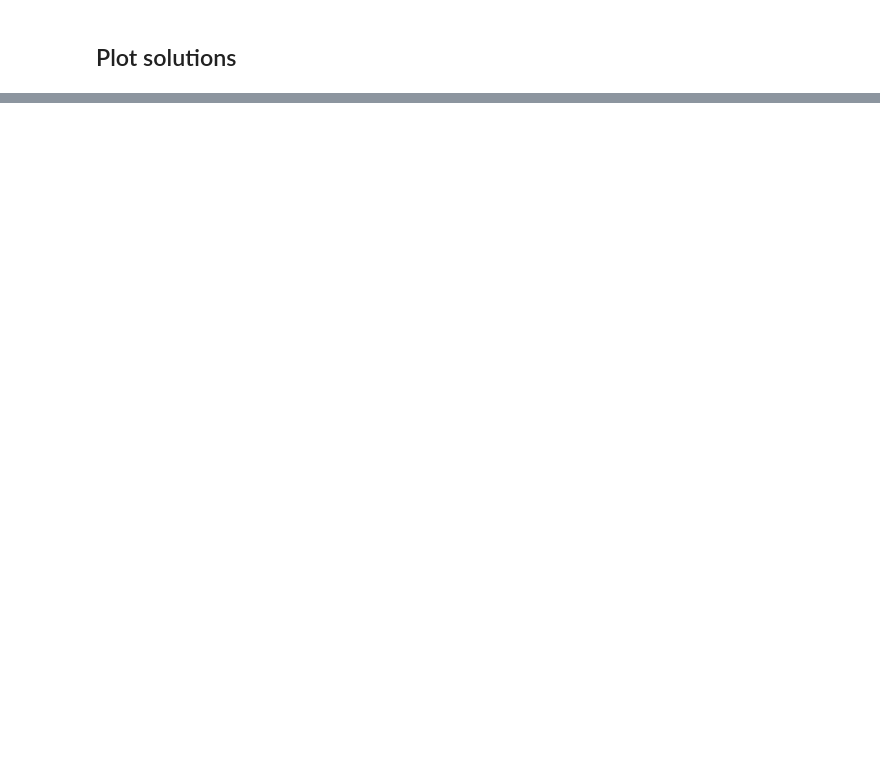
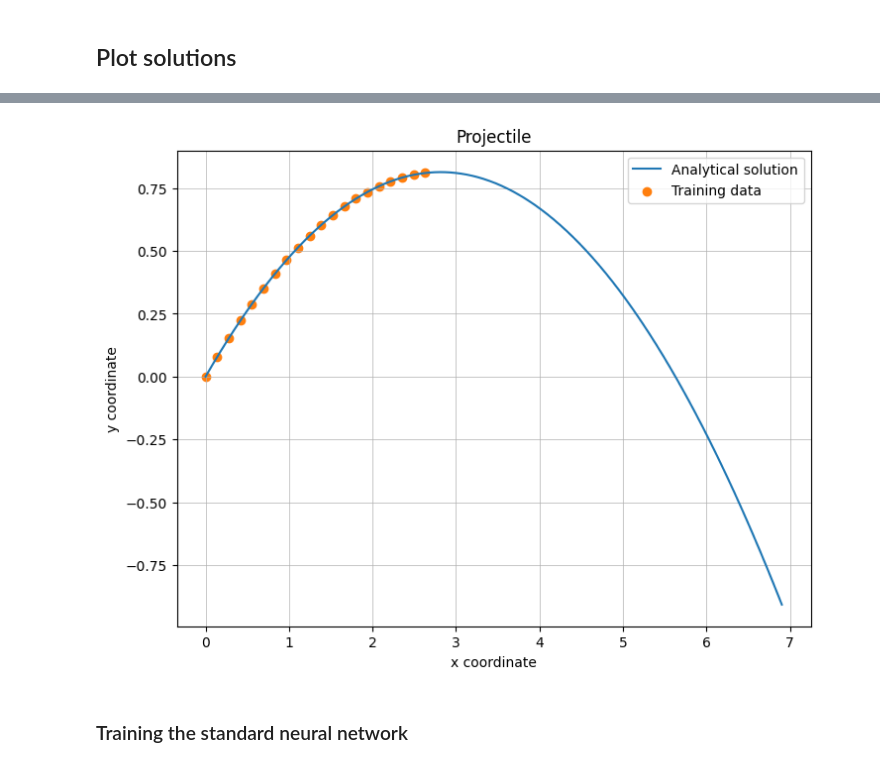
Before and after one commit to Shnrqpdr/physics-informed-neural-network, a Jupyter notebook: projetil/lancamento-projetil.ipynb, the cells around one changed output, grey strips where cells are left out. Saved outputs shown, nothing was run; the diff lists cells and outputs as text; code cells hidden in the pictures; blank space fills up the shorter version.

```diff
--- a/projetil/lancamento-projetil.ipynb
+++ b/projetil/lancamento-projetil.ipynb
@@ -146,0 +168,9 @@ plotResult(x, y, [], [], 'Analytical solution', 'Training data', 'Projectile', '
+# %%
+x_data = x[0:400:20]
+y_data = y[0:400:20]
+# %%
+plotResult(x, y, x_data, y_data, 'Analytical solution', 'Training data', 'Projectile', 'plots/projectile1.png')
+# %% [output]
+[figure, added]
+# %% [markdown]
+### Training the standard neural network
```
Also changed, not shown: parts of 5 cells of this notebook, 1 other file.
